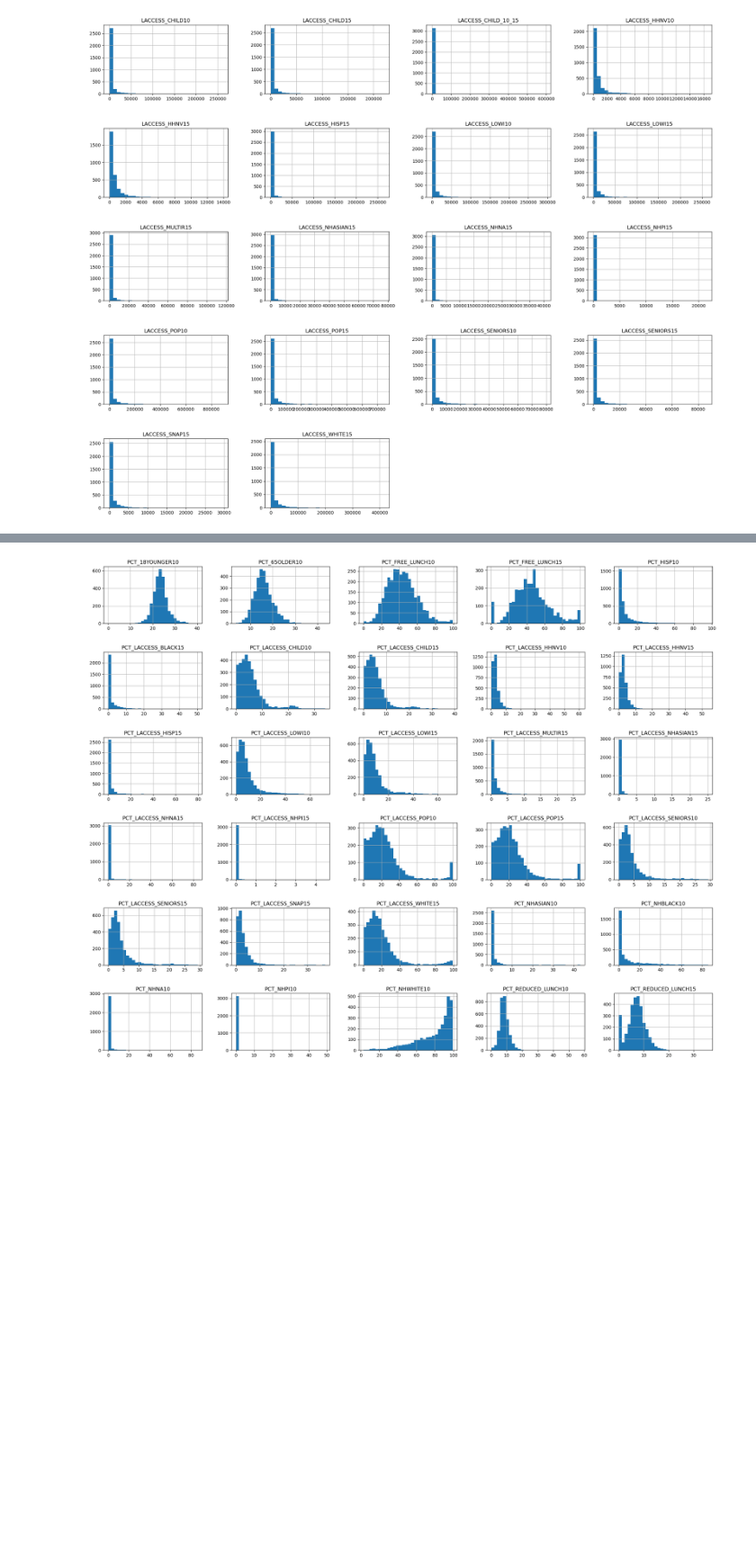
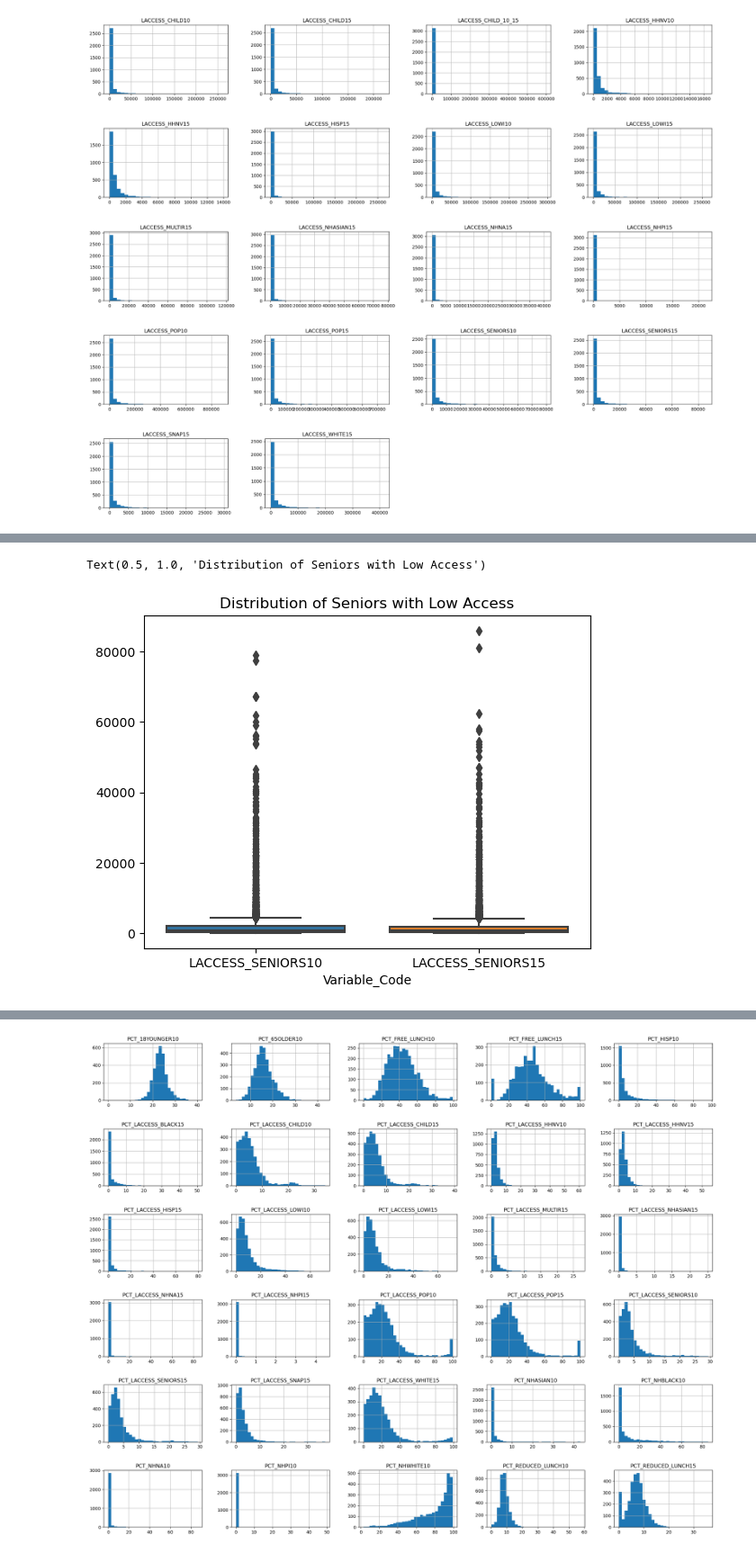
Before and after one commit to gabbycjames/DataScience_Capstone, a Jupyter notebook: DataWrangling.ipynb, the cells around one changed output, grey strips where cells are left out. Shown at 90% size. Drawn from its saved outputs; the diff is of its cells as text; code cells hidden in the pictures; blank space fills up the shorter version.

```diff
--- a/DataWrangling.ipynb
+++ b/DataWrangling.ipynb
@@ -802,0 +797,6 @@ plt.show()
+# %%
+sns.boxplot(df_full[['LACCESS_SENIORS10', 'LACCESS_SENIORS15']])
+plt.title("Distribution of Seniors with Low Access")
+# %% [output]
+Text(0.5, 1.0, 'Distribution of Seniors with Low Access')
+[figure, added]
```
Also changed, not shown: parts of 11 cells of this notebook.
